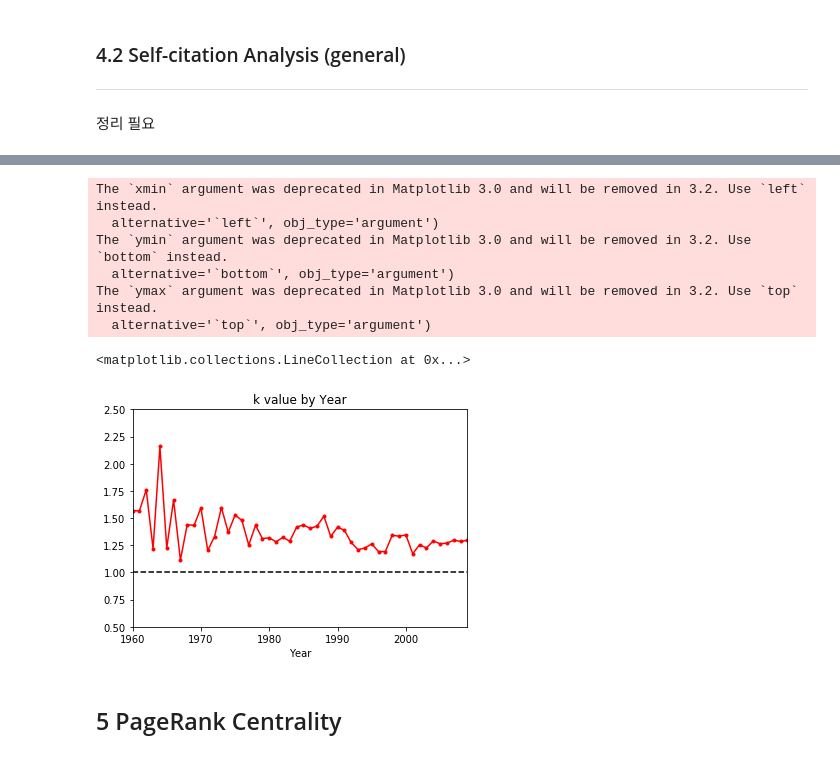
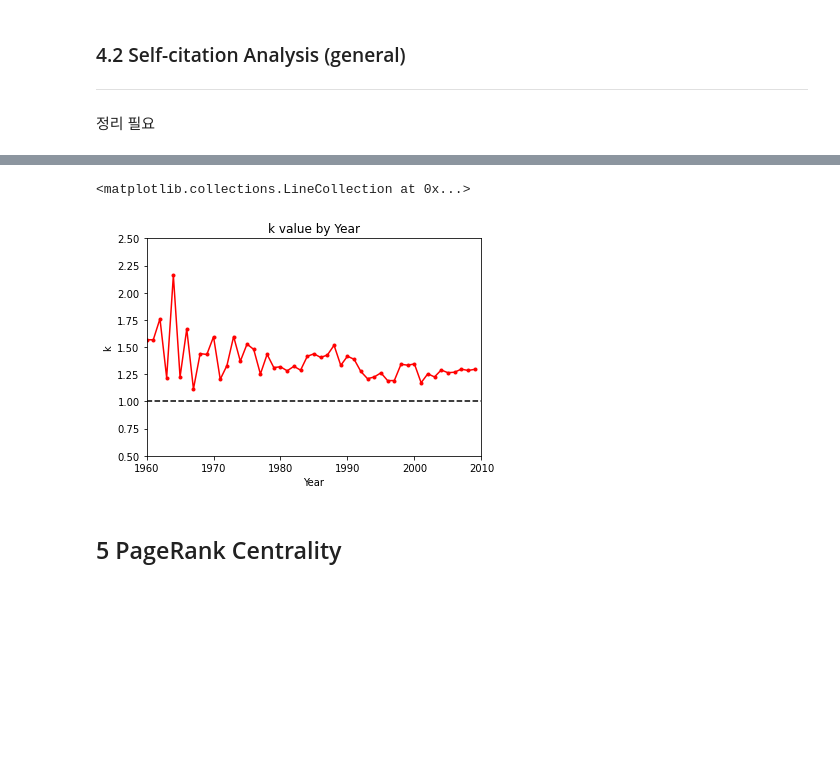
Before and after one commit to therobinkay/gender_bias_2021, a Jupyter notebook: Journal_Analysis_1_(GitHub).ipynb, the cells around one changed output, grey strips where cells are left out. Saved outputs shown, nothing was run; the diff lists cells and outputs as text; code cells hidden in the pictures; blank space fills up the shorter version.

```diff
--- a/Journal_Analysis_1_(GitHub).ipynb
+++ b/Journal_Analysis_1_(GitHub).ipynb
@@ -196,15 +196,19 @@ Text(0, 0.5, 'Proportion of Female Primary Authors')
 정리 필요
 # %%
 # create a DataFrame with self-citing authors by gender
-sc_list = cdata[cdata['citing_id'] == cdata['cited_id']]
-
-sc_m = cdata.loc[(cdata['citing_id'] == cdata['cited_id']) & (cdata['citing_gender'] == 'male')]
+# sc_list = cdata[cdata['citing_id'] == cdata['cited_id']]
 
 # sc_m = sc_list[sc_list['citing_gender'] == 'male']
-sc_fm = sc_list[sc_list['citing_gender'] == 'female']
+# sc_fm = sc_list[sc_list['citing_gender'] == 'female']
 
-print(len(sc_m))
-print(len(sc_fm))
+male = cdata.loc[cdata['citing_gender'] == 'male'].groupby(['citing_year'])['citing_year'].count()
+female = cdata.loc[cdata['citing_gender'] == 'female'].groupby(['citing_year'])['citing_year'].count()
+
+malesc = cdata.loc[(cdata['citing_id'] == cdata['cited_id']) & (cdata['citing_gender'] == 'male')].groupby(['citing_year'])['citing_year'].count()
+femalesc = cdata.loc[(cdata['citing_id'] == cdata['cited_id']) & (cdata['citing_gender'] == 'female')].groupby(['citing_year'])['citing_year'].count()
+
+# print(len(sc_m))
+# print(len(sc_fm))
 
 # # group data points by publication year
 # msc = sc_m.groupby(['citing_year'])['citing_year'].count()
@@ -241,43 +237,34 @@ The `ymax` argument was deprecated in Matplotlib 3.0 and will be removed in 3.2.
 # %%
 # create overall self-citing author dataframes for ratio calculation with 0s
-cdatacit = cdata.groupby(['citing_year'])['citing_year'].count()
-cdatacit[np.isnan(cdatacit)] = 0
-mcdata = cdata_m.groupby(['citing_year'])['citing_year'].count()
-mcdata[np.isnan(mcdata)] = 0
-fmcdata = cdata_fm.groupby(['citing_year'])['citing_year'].count()
-fmcdata[np.isnan(fmcdata)] = 0
+pop = cdata.groupby(['citing_year'])['citing_year'].count()
+pop[np.isnan(pop)] = 0
+male[np.isnan(male)] = 0
+female[np.isnan(female)] = 0
 
 # create self-citing author by year dataframes for ratio calculation with 0s
-sccit = sc_list.groupby(['citing_year'])['citing_year'].count()
+sccit = cdata.loc[cdata['citing_id'] == cdata['cited_id']].groupby(['citing_year'])['citing_year'].count()
 sccit[np.isnan(sccit)] = 0
-msc = sc_m.groupby(['citing_year'])['citing_year'].count()
-msc[np.isnan(msc)] = 0
-fmsc = sc_fm.groupby(['citing_year'])['citing_year'].count()
-fmsc[np.isnan(fmsc)] = 0
+malesc[np.isnan(malesc)] = 0
+femalesc[np.isnan(femalesc)] = 0
 
-# calculate k-value from Section 5.2
-k1 = ((msc/sccit)/(fmsc/sccit))
-k2 = ((fmcdata/cdatacit)/(mcdata/cdatacit))
+# calculate k-value
+k1 = ((malesc/sccit)/(femalesc/sccit))
+k2 = ((female/pop)/(male/pop))
 k = k1*k2
 
 # create k-value plot
 k.plot(style='.-', color='red')
 
 plt.title('k value by Year')
 plt.xlabel('Year')
 plt.xlim(xmin=1960)
+plt.xlim(xmax=2010)
 plt.ylabel('k')
 plt.ylim(ymin=0.5,ymax=2.5)
-plt.hlines(1,xmin=1903,xmax=2009,linestyles='dashed')
+plt.hlines(1,xmin=1903,xmax=2010,linestyles='dashed')
 # %% [output]
-The `xmin` argument was deprecated in Matplotlib 3.0 and will be removed in 3.2. Use `left` instead.
-  alternative='`left`', obj_type='argument')
-The `ymin` argument was deprecated in Matplotlib 3.0 and will be removed in 3.2. Use `bottom` instead.
-  alternative='`bottom`', obj_type='argument')
-The `ymax` argument was deprecated in Matplotlib 3.0 and will be removed in 3.2. Use `top` instead.
-  alternative='`top`', obj_type='argument')
+<matplotlib.collections.LineCollection at 0x...>
-<matplotlib.collections.LineCollection at 0x...>
-[figure, old version]
+[figure, new version]
 # %% [markdown]
 ## 5 PageRank Centrality
 # %%
```
Also changed, not shown: parts of 2 cells of this notebook.
